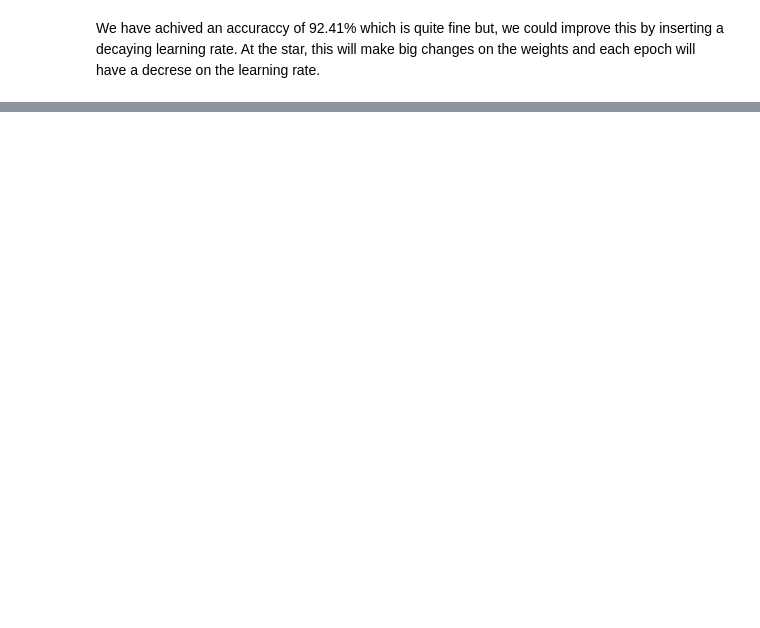
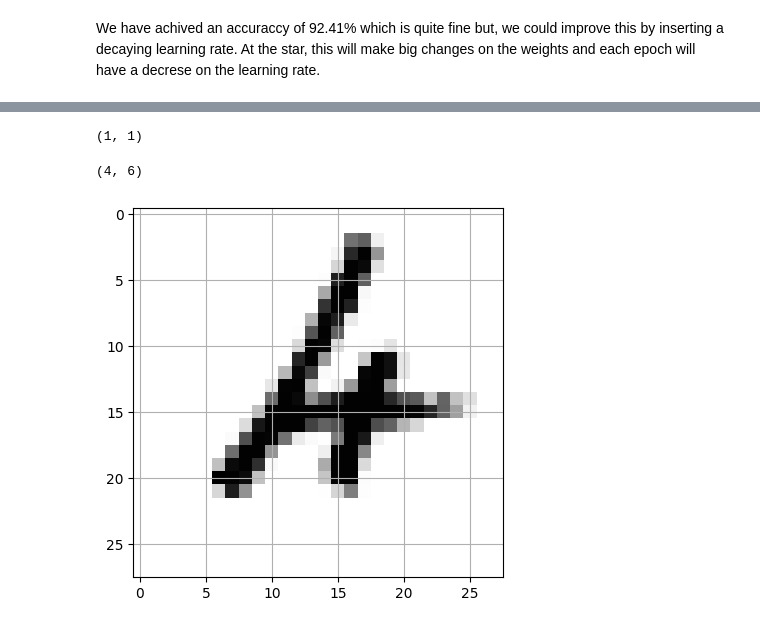
Before and after one commit to pdsdm/MNIST-proj, a Jupyter notebook: main.ipynb, the cells around one changed output, grey strips where cells are left out. Drawn from its saved outputs; the diff is of its cells as text; code cells hidden in the pictures; blank space fills up the shorter version.

```diff
--- a/main.ipynb
+++ b/main.ipynb
@@ -317,7 +315,7 @@ class CNN_decay:
             if self.params[key].shape == val.shape:
                 self.params[key] -= self.lr * val
 
-    def compute_accuracy(self, list=train_list):
+    def compute_accuracy(self, list):
         predictions = []
         for x in list:
             values = x.split(',')
@@ -348,8 +346,8 @@ class CNN_decay:
             accuracy = self.compute_accuracy(test_list)
             print(f'Epoch: {iter+1}, Time Spent: {time.time()-start_time:.02f}s, Accuracy: {accuracy*100:.2f}%, Learning Rate: {self.lr:.6f}')
 # %%
-dnn2 = CNN_decay(sizes = [784, 128, 64, 10], epochs = 10, lr = 0.9, decay = 0.06)
-dnn2.train(train_list, test_list)
+#dnn2 = CNN_decay(sizes = [784, 128, 64, 10], epochs = 7, lr = 0.9, decay = 0.06)
+#dnn2.train(train_list, test_list)
 # %%
-dnn3 = CNN_decay(sizes = [784, 128, 64, 10], epochs = 10, lr = 2, decay = 0.1)
+dnn3 = CNN_decay(sizes = [784, 128, 64, 10], epochs = 7, lr = 2, decay = 0.1)
 dnn3.train(train_list, test_list)
@@ -356,25 +362,31 @@ dnn3.train(train_list, test_list)
 # %%
-def forwarding_output(input_data=None, num=None, list = train_list ,neural=dnn3):
-
-    actual_num = None
-    if num is not None:
-        values = list[num].split(',')
-        inputs = (np.asarray(values[1:], dtype=np.float32) / 255.0 * 0.99) + 0.01
-        actual_num = int(float(values[0]))
-    elif input_data is not None:
-        inputs = (np.asarray(input_data, dtype=np.float32) / 255.0 * 0.99) + 0.01
-    else:
-        return None, None
+def forwarding_output_image(input_data, neural):
+    inputs = (np.asarray(input_data, dtype=np.float32) / 255.0 * 0.99) + 0.01
     result = neural.forward_pass(inputs)
     np.set_printoptions(suppress=True, precision=4)
+    predicted_label = int(np.argmax(result))
+    return predicted_label
 
-    predicted_label = int(np.argmax(result))
+
+def forwarding_output_slot(dataset, neural, num=0):
+    values = dataset[num].split(',')
+    input_data = [float(v) for v in values[1:]]
+    actual_num = int(float(values[0]))
+    predicted_label = forwarding_output_image(input_data, neural)
     return actual_num, predicted_label
+# %%
+forwarding_output_slot(dataset=test_list, neural=dnn3, num=2)
+# %% [output]
+(1, 1)
 # %%
-num = 9944
+num = 1549
 lista = test_list
-print(forwarding_output(lista, num))
+neura = dnn3
+print(forwarding_output_slot(lista, neura, num))
 Representations.rep_imag(lista, num)
+# %% [output]
+(4, 6)
+[figure, added]
 # %%
 print(dnn3.compute_accuracy(train_list))
 print(dnn3.compute_accuracy(test_list))
```
Also changed, not shown: parts of 15 cells of this notebook, 12 other files.
